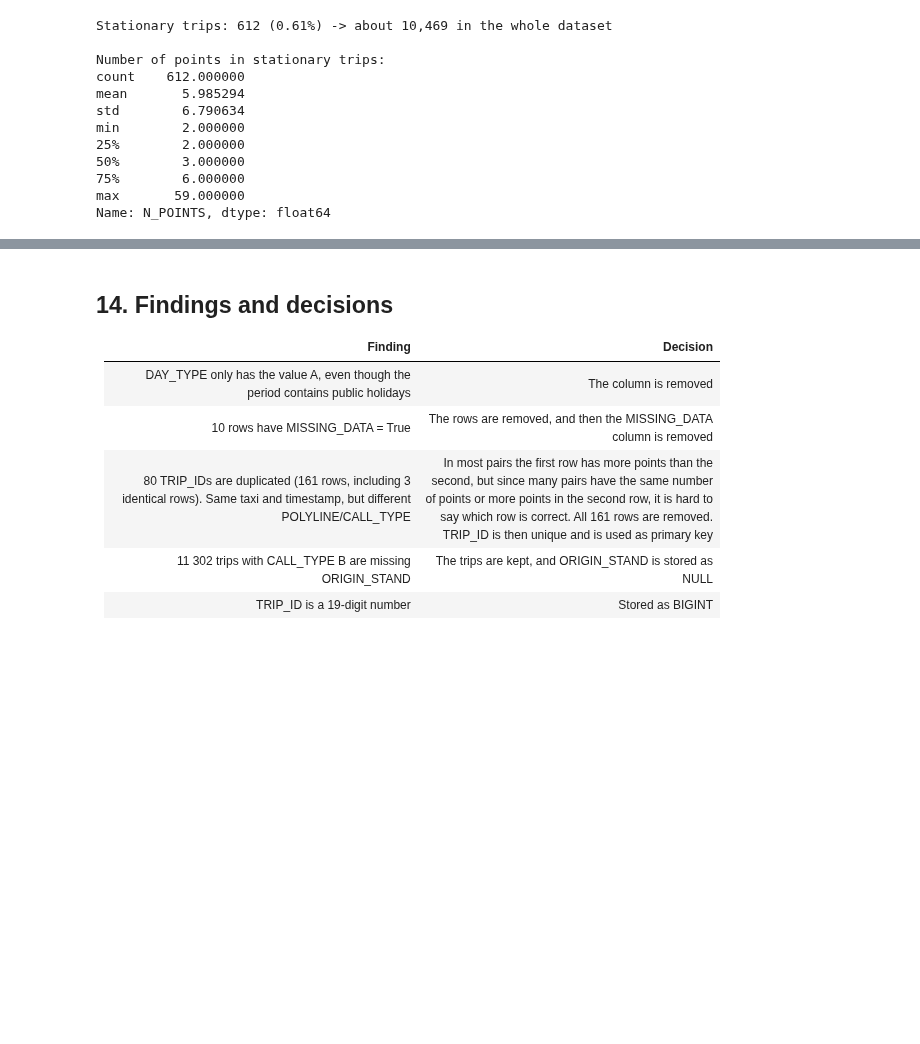
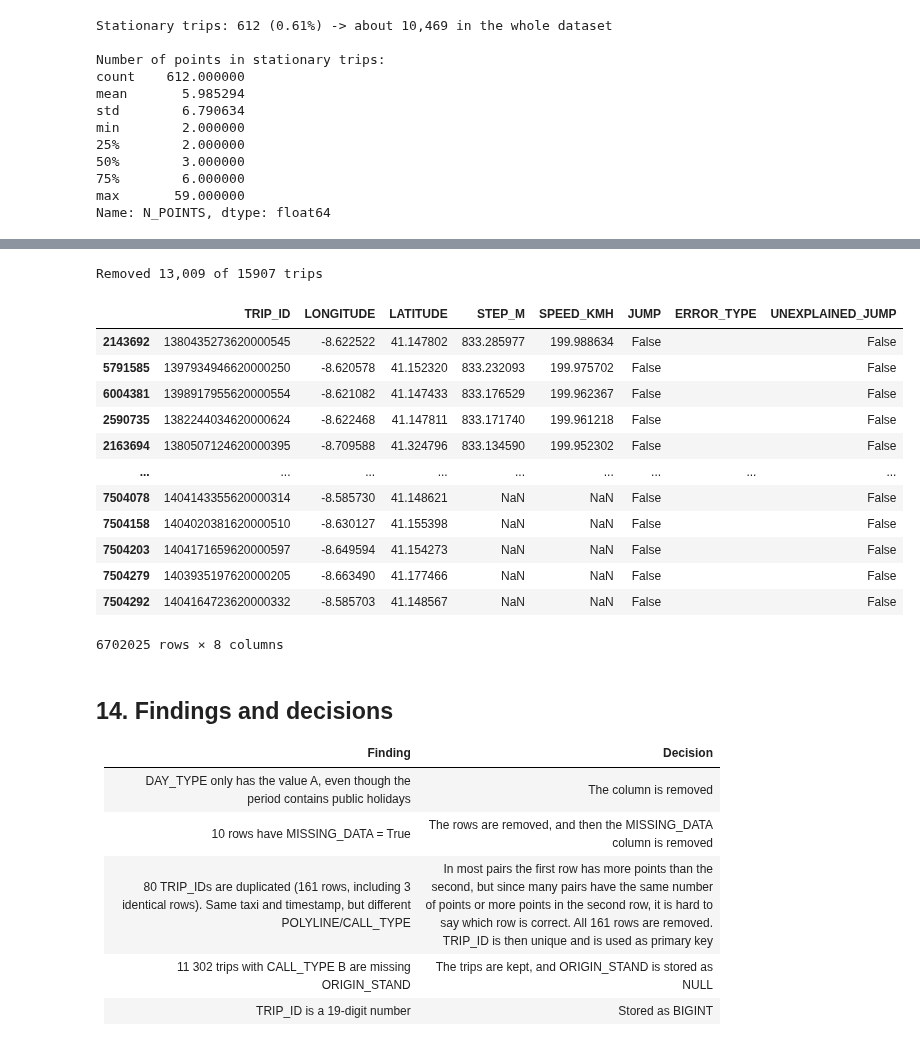
Before and after one commit to gbjaaland/TDT4225-Assignment2, a Jupyter notebook: eda.ipynb, the cells around one changed output, grey strips where cells are left out. Saved outputs shown, nothing was run; the diff lists cells and outputs as text; code cells hidden in the pictures; blank space fills up the shorter version.

```diff
--- a/eda.ipynb
+++ b/eda.ipynb
@@ -77,7 +78,7 @@ def calculate_steps(pts, max_speed_kmh=MAX_SPEED_KMH):
 
 def select_valid_trips(df):
     #Trips with at least one point and a unique TRIP_ID
-    return df[(df["N_POINTS"] > 0) & ~df["TRIP_ID"].duplicated(keep=False)]
+    return df[(df["N_POINTS"] > 0) & ~df["TRIP_ID"].duplicated(keep=False)].copy()
 
 
 def prepare_points(df, sample_size, random_state=42):
@@ -743,0 +760,10 @@ Nr of trips with average speed above 50 and with jump: 22429
+# %%
+# remove the classified bad points, recompute steps, repeat
+after = before
+for round_nr in range(1, 10):
+    bad = after["ERROR_TYPE"] != ""
+    print(f"Round {round_nr}: removing {bad.sum():,} bad points")
+    if not bad.any():
+        break
+    kept = after.loc[~bad, ["TRIP_ID", "LONGITUDE", "LATITUDE"]].copy()
+    after = classify_bad_points(calculate_steps(kept), MAX_STEP_M)
@@ -744,3 +827,46 @@ Nr of trips with average speed above 50 and with jump: 22429
+# %%
+# trips that still have at least one jump after cleaning
+jumping_ids = after.loc[after["JUMP"], "TRIP_ID"].unique()
+
+# keep only the other trips
+after_ok = after[~after["TRIP_ID"].isin(jumping_ids)]
+print(f"Removed {len(jumping_ids):,} of {len(high_speed_steps[high_speed_steps["JUMP"]].TRIP_ID.unique())} trips")
+
+# rebuild the polylines
+cleaned_polylines = (
+    after_ok.assign(COORD=after_ok[["LONGITUDE", "LATITUDE"]].values.tolist())
+    .groupby("TRIP_ID", sort=False)["COORD"].agg(list)
+    .rename("POLYLINE")
+)
+
+# trip table with the cleaned polylines instead of the original ones
+valid_after = (
+    valid[valid["TRIP_ID"].isin(cleaned_polylines.index)]
+    .drop(columns="POLYLINE")
+    .join(cleaned_polylines, on="TRIP_ID")
+)
+
+# rank trips by their fastest remaining step, one entry per trip
+max_speed = after_ok.groupby("TRIP_ID")["SPEED_KMH"].max().sort_values(ascending=False)
+fastest_ids = max_speed.index[:10]
+slowest_ids = max_speed.index[-10:]
+
+plot_trip(valid_after[valid_after["TRIP_ID"].isin(fastest_ids)])
+# %% [output]
+Removed 13,009 of 15907 trips
+|  | TRIP_ID | LONGITUDE | LATITUDE | STEP_M | SPEED_KMH | JUMP | ERROR_TYPE | UNEXPLAINED_JUMP |
+| 2143692 | 1380435273620000545 | -8.622522 | 41.147802 | 833.285977 | 199.988634 | False |  | False |
+| 5791585 | 1397934946620000250 | -8.620578 | 41.152320 | 833.232093 | 199.975702 | False |  | False |
+| 6004381 | 1398917955620000554 | -8.621082 | 41.147433 | 833.176529 | 199.962367 | False |  | False |
+| 2590735 | 1382244034620000624 | -8.622468 | 41.147811 | 833.171740 | 199.961218 | False |  | False |
+| 2163694 | 1380507124620000395 | -8.709588 | 41.324796 | 833.134590 | 199.952302 | False |  | False |
+| ... | ... | ... | ... | ... | ... | ... | ... | ... |
+| 7504078 | 1404143355620000314 | -8.585730 | 41.148621 | NaN | NaN | False |  | False |
+| 7504158 | 1404020381620000510 | -8.630127 | 41.155398 | NaN | NaN | False |  | False |
+| 7504203 | 1404171659620000597 | -8.649594 | 41.154273 | NaN | NaN | False |  | False |
+| 7504279 | 1403935197620000205 | -8.663490 | 41.177466 | NaN | NaN | False |  | False |
+| 7504292 | 1404164723620000332 | -8.585703 | 41.148567 | NaN | NaN | False |  | False |
+6702025 rows × 8 columns
 # %% [markdown]
 ## 14. Findings and decisions
 
```
Also changed, not shown: parts of 10 cells of this notebook.
